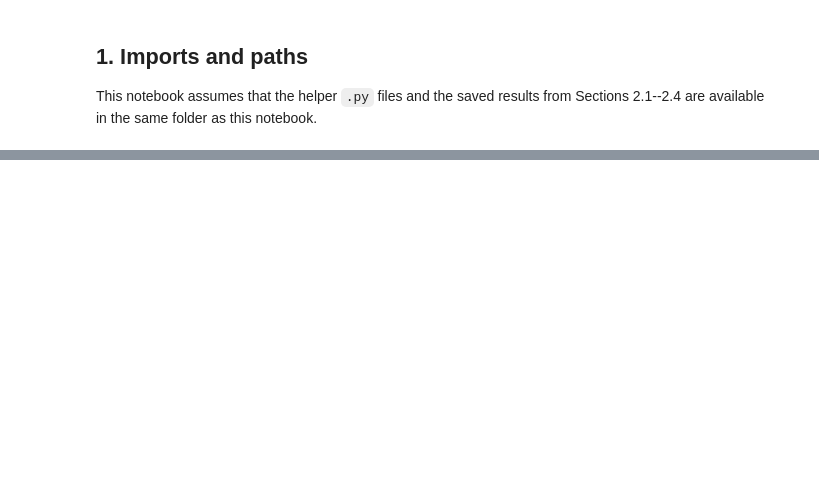
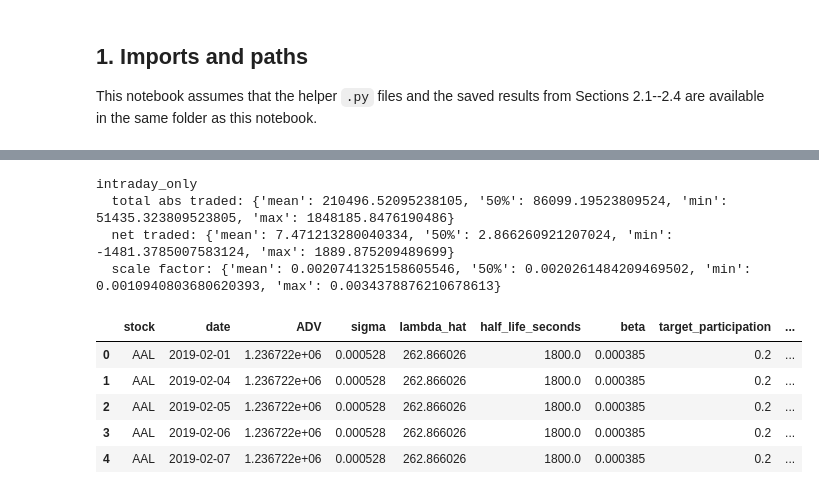
Before and after one commit to raphdlfrg/Quant_Trading_Price_Impact, a Jupyter notebook: 2_5_Optimal_Trading_Strategy.ipynb, the cells around one changed output, grey strips where cells are left out. Drawn from its saved outputs; the diff is of its cells as text; code cells hidden in the pictures; blank space fills up the shorter version.

Commit message:
Fix optimal strategies

```diff
--- a/2_5_Optimal_Trading_Strategy.ipynb
+++ b/2_5_Optimal_Trading_Strategy.ipynb
@@ -885,0 +315,18 @@ This directly answers the instruction to simulate trading strategies with and wi
+# %%
+dt_seconds = 10
+target_participation = 0.20
+
+ow_fit_df = fit_dfs["ow"]
+
+alpha_scenarios = {} # stores alpha signals
+strategy_trade_dfs = {} # stores actual trades q_t used in backtest
+target_impact_dfs = {} # stores I*_t from OW formula
+alpha_prime_dfs = {} # stores alpha derivatives
+strategy_scale_dfs = {} # stores normalization diagnostics
+
+# Strategy_trades_df:
+# raw_abs_volume      = volume before scaling
+# target_abs_volume   = 0.20 * ADV
+# actual_abs_volume   = volume after scaling
+# scale_factor        = target_abs_volume / raw_abs_volume
+# net_traded          = total buys - sells
@@ -885,0 +345,35 @@ This directly answers the instruction to simulate trading strategies with and wi
+# %%
+alpha_scenarios["intraday_only"] = synthetic_alpha_df.copy()
+
+trades_df, target_impact_df, alpha_prime_df, strategy_scale_df = make_ow_optimal_trade_df(
+    alpha_df=alpha_scenarios["intraday_only"],
+    test_px_df=test_px_df,
+    scaling_df=scaling_df,
+    fit_df=ow_fit_df,
+    dt_seconds=dt_seconds,
+    normalize_abs_volume=True,
+    target_participation=target_participation,
+)
+
+strategy_trade_dfs["intraday_only"] = trades_df
+target_impact_dfs["intraday_only"] = target_impact_df
+alpha_prime_dfs["intraday_only"] = alpha_prime_df
+strategy_scale_dfs["intraday_only"] = strategy_scale_df
+
+print("intraday_only")
+print("  total abs traded:", trades_df.abs().sum(axis=1).describe()[["mean", "50%", "min", "max"]].to_dict())
+print("  net traded:", trades_df.sum(axis=1).describe()[["mean", "50%", "min", "max"]].to_dict())
+print("  scale factor:", strategy_scale_df["scale_factor"].describe()[["mean", "50%", "min", "max"]].to_dict())
+
+display(strategy_scale_df.head())
+# %% [output]
+intraday_only
+  total abs traded: {'mean': 210496.52095238105, '50%': 86099.19523809524, 'min': 51435.323809523805, 'max': 1848185.8476190486}
+  net traded: {'mean': 7.471213280040334, '50%': 2.866260921207024, 'min': -1481.3785007583124, 'max': 1889.875209489699}
+  scale factor: {'mean': 0.0020741325158605546, '50%': 0.0020261484209469502, 'min': 0.0010940803680620393, 'max': 0.0034378876210678613}
+|  | stock | date | ADV | sigma | lambda_hat | half_life_seconds | beta | target_participation | ... |
+| 0 | AAL | 2019-02-01 | 1.236722e+06 | 0.000528 | 262.866026 | 1800.0 | 0.000385 | 0.2 | ... |
+| 1 | AAL | 2019-02-04 | 1.236722e+06 | 0.000528 | 262.866026 | 1800.0 | 0.000385 | 0.2 | ... |
+| 2 | AAL | 2019-02-05 | 1.236722e+06 | 0.000528 | 262.866026 | 1800.0 | 0.000385 | 0.2 | ... |
+| 3 | AAL | 2019-02-06 | 1.236722e+06 | 0.000528 | 262.866026 | 1800.0 | 0.000385 | 0.2 | ... |
+| 4 | AAL | 2019-02-07 | 1.236722e+06 | 0.000528 | 262.866026 | 1800.0 | 0.000385 | 0.2 | ... |
```
Also changed, not shown: parts of 46 cells of this notebook, 3 other files.
